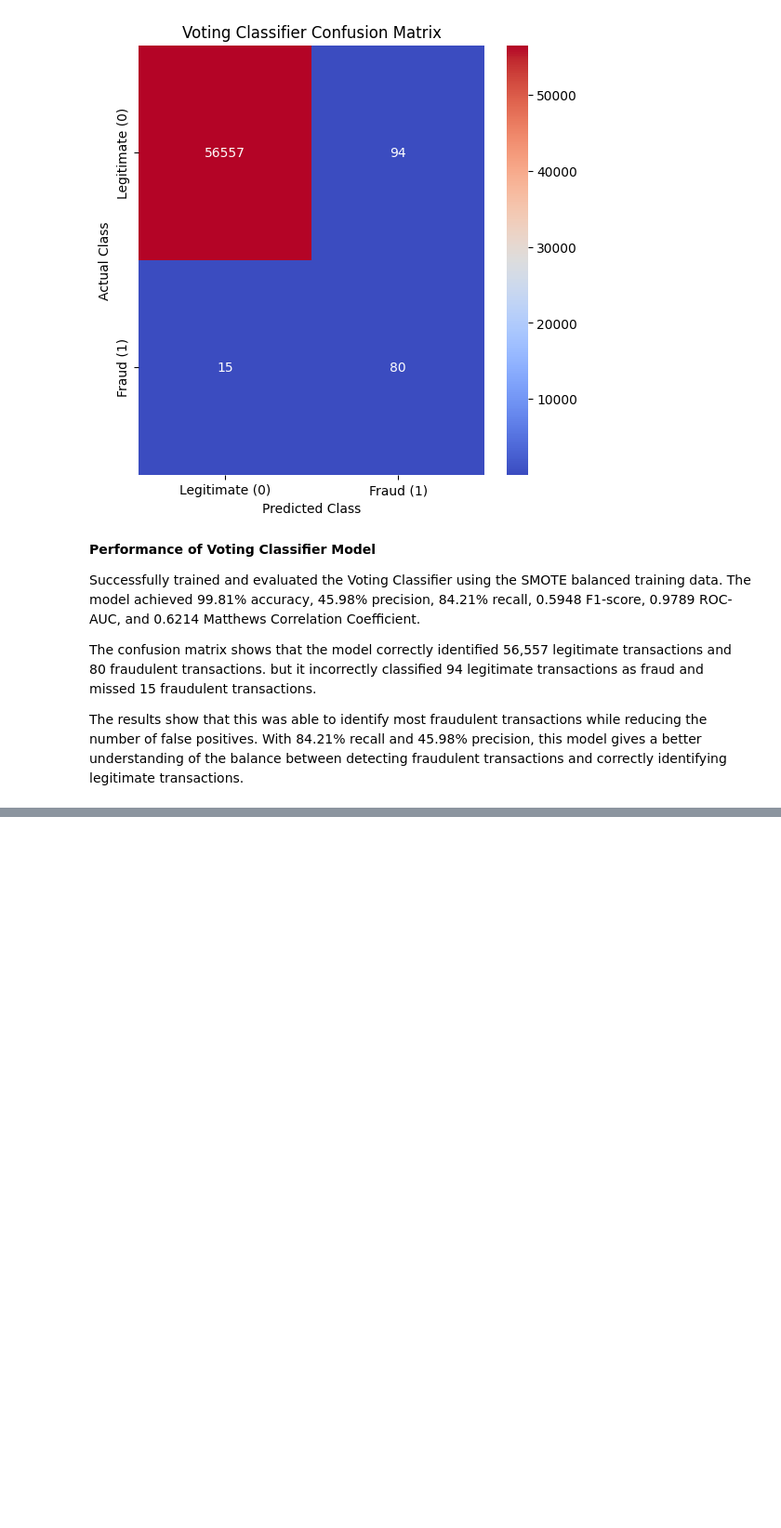
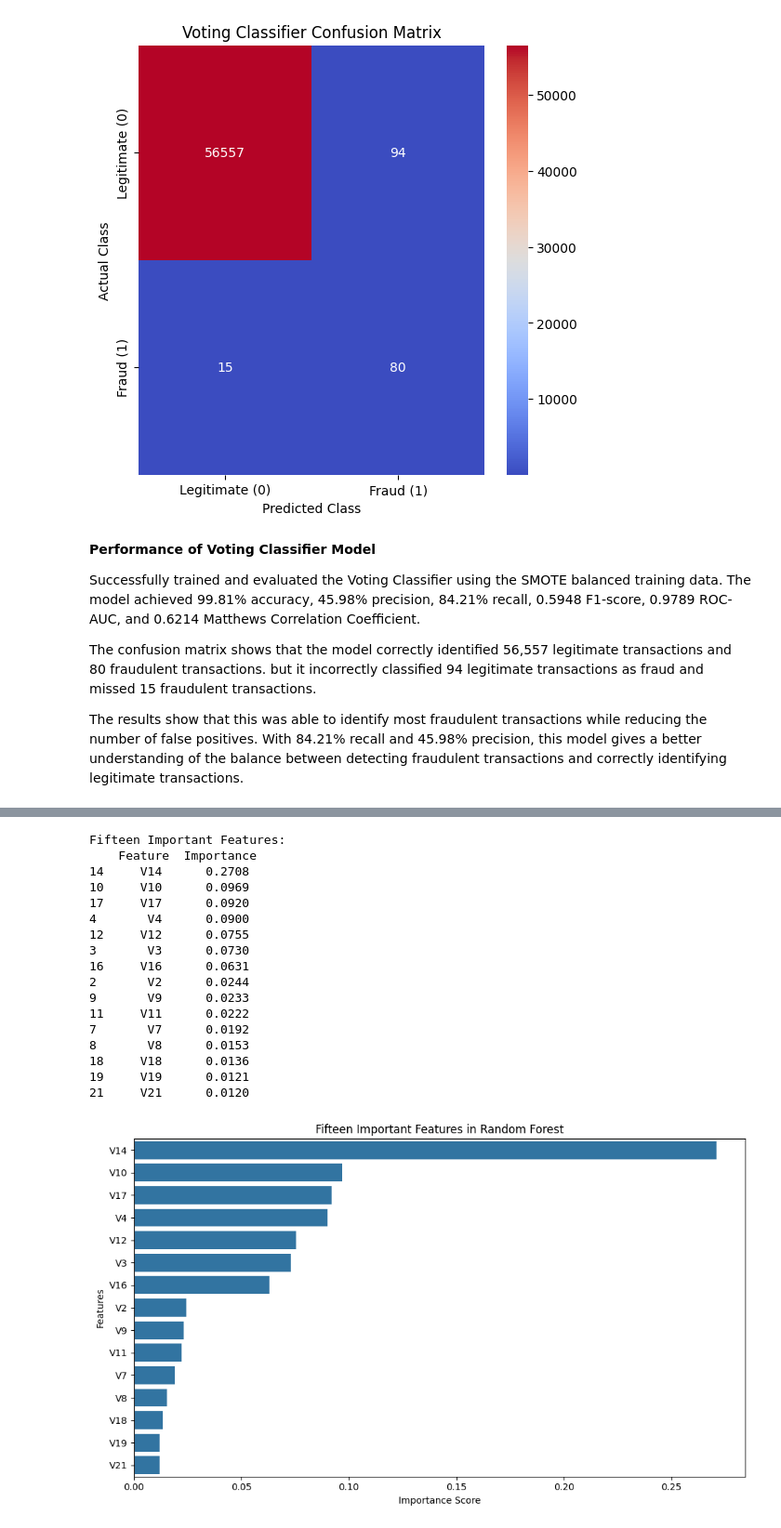
Before and after one commit to sriharshakolla25/CS-746-PDS-Credit-Card-Fraud-Detection, a Jupyter notebook: credit_card_fraud.ipynb, the cells around one changed output, grey strips where cells are left out. Shown at 93% size. Drawn from its saved outputs; the diff is of its cells as text; code cells hidden in the pictures; blank space fills up the shorter version.

```diff
--- a/credit_card_fraud.ipynb
+++ b/credit_card_fraud.ipynb
@@ -574,0 +615,41 @@ The results show that this was able to identify most fraudulent transactions whi
+# %%
+# Extracting feature importance from the Random Forest model
+feature_importance = random_forest_model.feature_importances_
+
+# Creating a pandas DataFrame to display their feature importance
+feature_df = pd.DataFrame({'Feature': X_train_smote.columns,'Importance': feature_importance})
+
+# arranging the features based on their score importance
+importance_df = feature_df.sort_values(by='Importance',ascending=False)
+
+# Displaying the top 15 important features
+print("Fifteen Important Features:\n",importance_df.head(15).round(4))
+
+# Plotting the 15 important features
+plt.figure(figsize=(10, 6))
+sns.barplot(data=importance_df.head(15),x='Importance',y='Feature')
+#assigning the titles for features and of the Random Forest
+plt.title('Fifteen Important Features in Random Forest')
+plt.xlabel('Importance Score')
+plt.ylabel('Features')
+plt.tight_layout()
+plt.show()
+# %% [output]
+Fifteen Important Features:
+    Feature  Importance
+14     V14      0.2708
+10     V10      0.0969
+17     V17      0.0920
+4       V4      0.0900
+12     V12      0.0755
+3       V3      0.0730
+16     V16      0.0631
+2       V2      0.0244
+9       V9      0.0233
+11     V11      0.0222
+7       V7      0.0192
+8       V8      0.0153
+18     V18      0.0136
+19     V19      0.0121
+21     V21      0.0120
+[figure, added]
```
Also changed, not shown: parts of 4 cells of this notebook.
